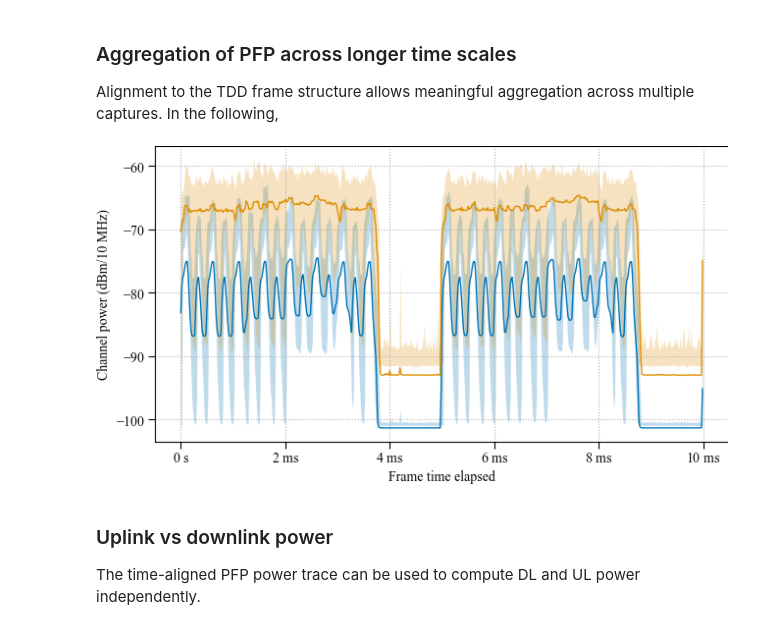
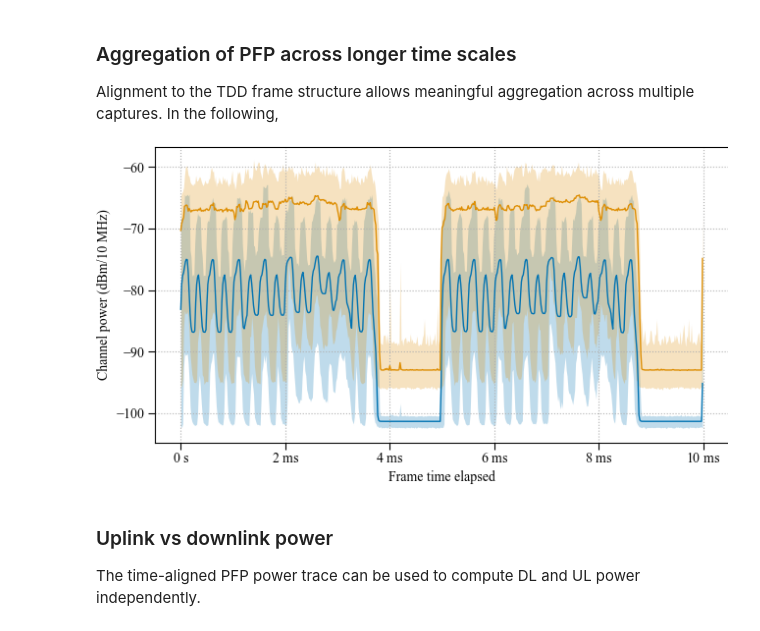
Before and after one commit to usnistgov/nasctn-sea-ingest, a Jupyter notebook: demos/3gpp_detect_and_sync.ipynb, the cells around one changed output. Drawn from its saved outputs; the diff is of its cells as text; code cells hidden in the pictures.

Commit message:
correct a typo in 3gpp_detect_and_sync.ipynb

```diff
--- a/demos/3gpp_detect_and_sync.ipynb
+++ b/demos/3gpp_detect_and_sync.ipynb
@@ -257,35 +257,35 @@ for detector, color in dict(rms='C0', peak='C1').items():
         .apply(np.max if detector == 'peak' else np.mean, axis=0)
         .pipe(powtodB)
     )
 
     agg_max = (
         day_traces
         .pipe(trace, frequency=freq, capture_statistic='max', detector=detector)
         .loc[agg_span]
         .max(axis=0)
     )
 
     agg_min = (
         day_traces
-        .pipe(trace, frequency=freq, capture_statistic='max', detector=detector)
+        .pipe(trace, frequency=freq, capture_statistic='min', detector=detector)
         .loc[agg_span]
         .min(axis=0)
     )
 
     agg_mean.plot(ax=ax, color=color, xlabel='Frame time elapsed', ylabel='Channel power (dBm/10 MHz)')
 
     ax.fill_between(
         agg_min.index.values.astype('float32'),
         agg_min.values,
         agg_max.values,
         alpha=0.25,
         color=color,
         lw=0,
     )
 
     ax.xaxis.set_major_formatter(EngFormatter(unit='s'))
 # %% [output]
-[figure, old version]
+[figure, new version]
 # %% [markdown]
 ### Uplink vs downlink power
 The time-aligned PFP power trace can be used to compute DL and UL power independently.
```
